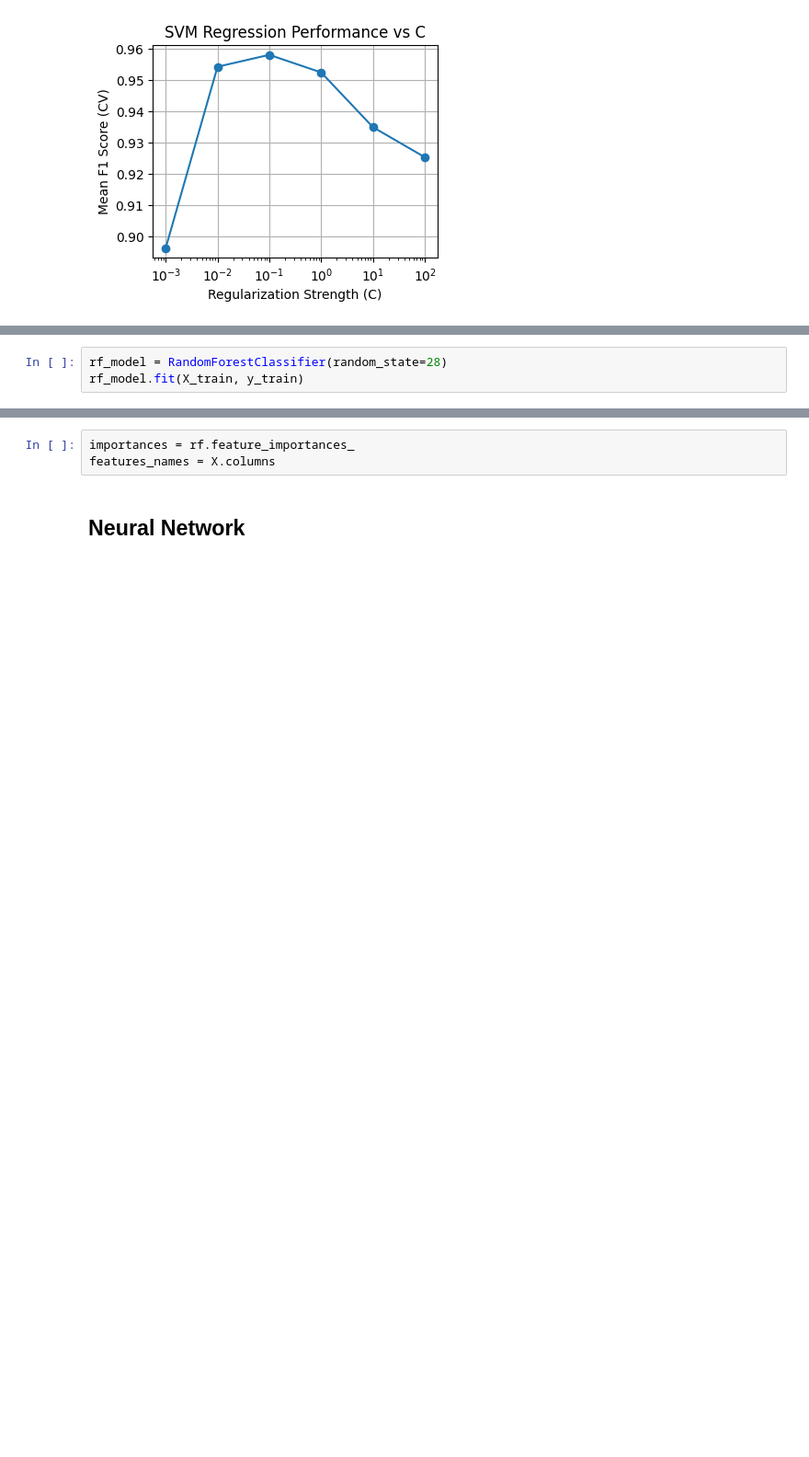
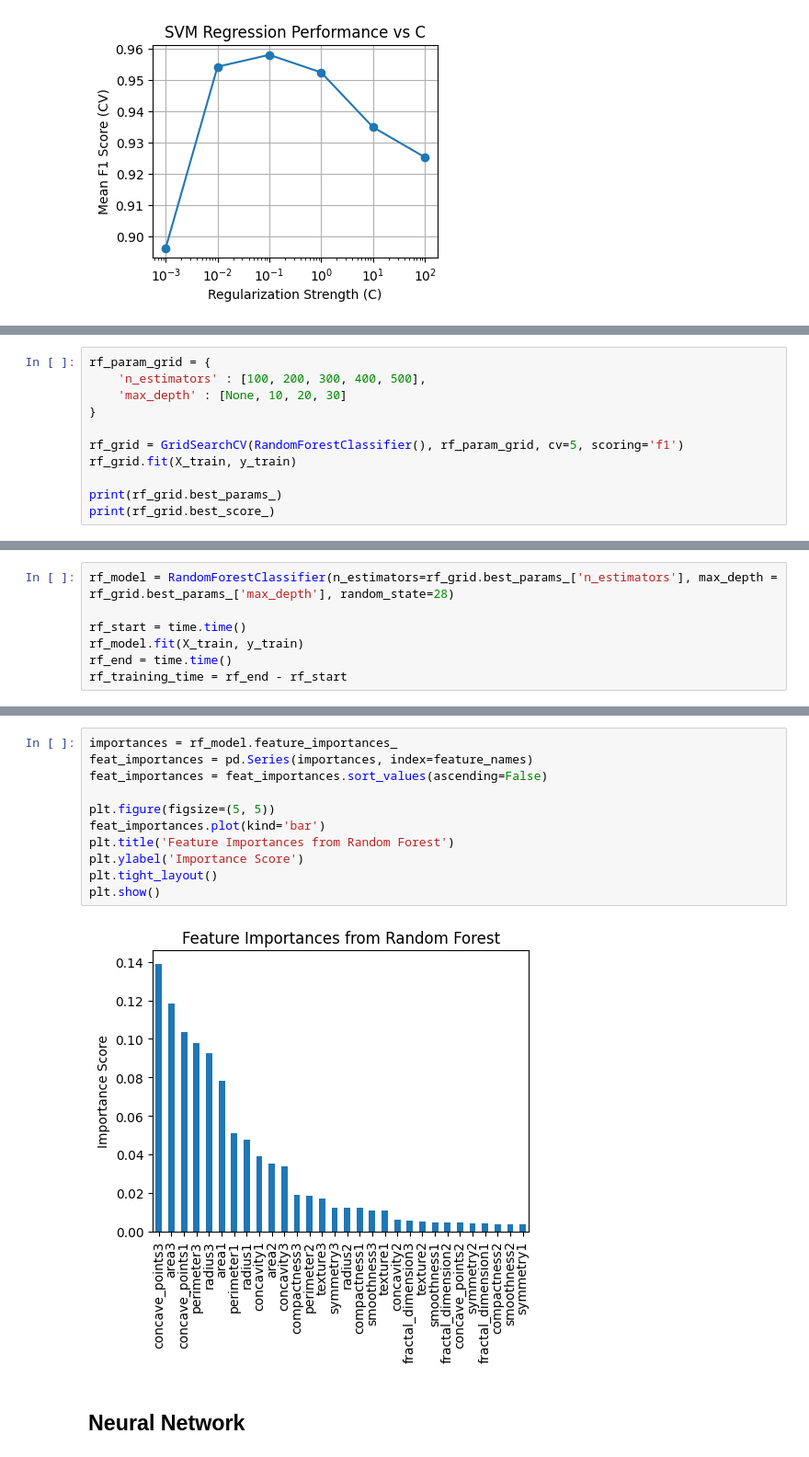
Before and after one commit to emilysaunders28/breast-cancer, a Jupyter notebook: breast_cancer_classifier.ipynb, the cells around one changed output, grey strips where cells are left out. Shown at 92% size. Saved outputs shown, nothing was run; the diff lists cells and outputs as text; blank space fills up the shorter version.

```diff
--- a/breast_cancer_classifier.ipynb
+++ b/breast_cancer_classifier.ipynb
@@ -181,0 +237,11 @@ weighted avg       0.96      0.96      0.96       114
+# %%
+rf_param_grid = {
+    'n_estimators' : [100, 200, 300, 400, 500],
+    'max_depth' : [None, 10, 20, 30]
+}
+
+rf_grid = GridSearchCV(RandomForestClassifier(), rf_param_grid, cv=5, scoring='f1')
+rf_grid.fit(X_train, y_train)
+
+print(rf_grid.best_params_)
+print(rf_grid.best_score_)
@@ -182,3 +251,7 @@ weighted avg       0.96      0.96      0.96       114
 # %%
-rf_model = RandomForestClassifier(random_state=28)
+rf_model = RandomForestClassifier(n_estimators=rf_grid.best_params_['n_estimators'], max_depth = rf_grid.best_params_['max_depth'], random_state=28)
+
+rf_start = time.time()
 rf_model.fit(X_train, y_train)
+rf_end = time.time()
+rf_training_time = rf_end - rf_start
@@ -210,6 +284,16 @@ weighted avg       0.94      0.94      0.94       114
 # %%
-importances = rf.feature_importances_
-features_names = X.columns
+importances = rf_model.feature_importances_
+feat_importances = pd.Series(importances, index=feature_names)
+feat_importances = feat_importances.sort_values(ascending=False)
+
+plt.figure(figsize=(5, 5))
+feat_importances.plot(kind='bar')
+plt.title('Feature Importances from Random Forest')
+plt.ylabel('Importance Score')
+plt.tight_layout()
+plt.show()
+# %% [output]
+[figure, added]
 # %% [markdown]
 ## Neural Network
 # %% [markdown]
```
Also changed, not shown: parts of 14 cells of this notebook.
